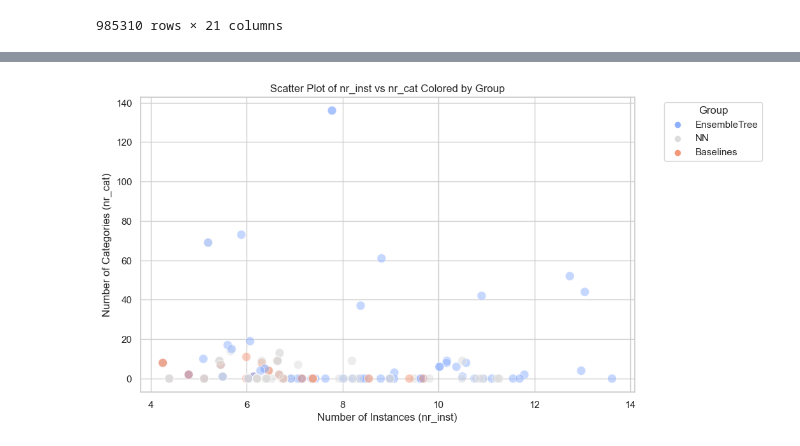
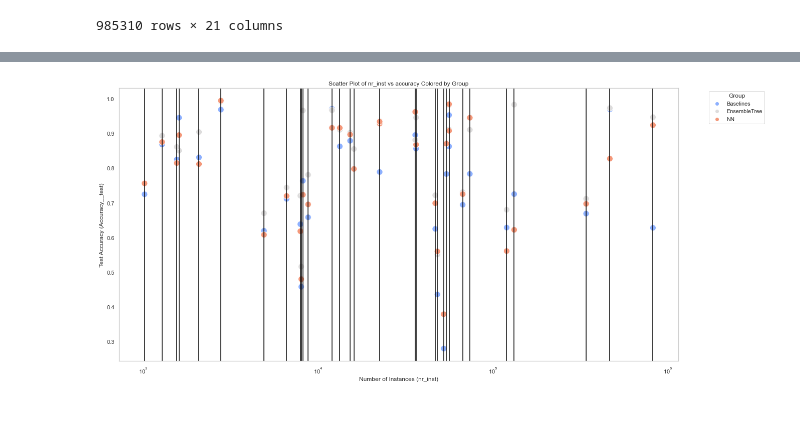
Before and after one commit to Loris697/TabularDeepLearning, a Jupyter notebook: Result Analysis.ipynb, the cells around one changed output, grey strips where cells are left out. Drawn from its saved outputs; the diff is of its cells as text; code cells hidden in the pictures; blank space fills up the shorter version.

Commit message:
Selection of datasets

```diff
--- a/Result Analysis.ipynb
+++ b/Result Analysis.ipynb
@@ -147,7 +153,3 @@ metadataset.groupby(["alg_name"]).agg({
 # %%
-aggregated_dataset = metadataset.groupby(["dataset_name", "alg_name"]).agg({
-    "Accuracy__test" : "max",
-    "F1__test" : "max"
-})
-aggregated_dataset = aggregated_dataset.reset_index().merge(metafeatures_datasets, on="dataset_name", how="left")
-aggregated_dataset
+aggregated_dataset = grouped_dataset.reset_index().merge( datasets, on = "dataset_name", how = "inner")
+aggregated_dataset = aggregated_dataset.merge(classDF, on = "alg_name")
@@ -239,0 +193,9 @@ best_algs
+# %%
+group_performance = aggregated_dataset.groupby(["dataset_name", "Group"]).agg({
+                                                        "Accuracy__test" : "max",
+                                                        "F1__test" : "max",
+                                                        "f__pymfe.general.nr_inst" : "first"
+                                                }).reset_index()
+max_per_dataset = group_performance.groupby("dataset_name")["Accuracy__test"].max().reset_index().rename(columns = {"Accuracy__test" : "Accuracy_max"})
+group_performance = group_performance.merge(max_per_dataset, on = "dataset_name")
+group_performance["gap"] = group_performance.Accuracy__test - group_performance.Accuracy_max
@@ -398,27 +418,34 @@ metadataset.groupby(["dataset_name"]).
 # %%
-merged_df = pd.merge(best_algs, classDF, on='alg_name')
-merged_df["f__pymfe.general.nr_inst"] = np.log(merged_df["f__pymfe.general.nr_inst"])
-
 sns.set(style="whitegrid")
 
-plt.figure(figsize=(10, 6))
+to_plot = group_performance.query(" dataset_name in @dataset_big_gap")
+plt.figure(figsize=(20, 10))
+
+# Plot vertical lines
+for x in to_plot['f__pymfe.general.nr_inst'].unique():
+    plt.axvline(x=x, color='black', linestyle='-')  # Non-dotted black vertical line
+
 scatter = sns.scatterplot(x='f__pymfe.general.nr_inst',
-                          y='f__pymfe.general.nr_cat',
+                          y='Accuracy__test',
                           hue='Group',
-                          data=merged_df,
+                          data=to_plot,
                           palette='coolwarm',
-                          s=100,
-                          alpha=0.5  # adjusted alpha for transparency
+                          s=150,
+                          alpha=1  # adjusted alpha for transparency
                          )
-plt.title('Scatter Plot of nr_inst vs nr_cat Colored by Group')
+
+plt.title('Scatter Plot of nr_inst vs accuracy Colored by Group')
 plt.xlabel('Number of Instances (nr_inst)')
-plt.ylabel('Number of Categories (nr_cat)')
+plt.ylabel('Test Accuracy (Accuracy__test)')
+
+plt.xscale(value = "log")
 
 # Setting the limits for x and y axes
 #plt.xlim(-1000, 10000)
 #plt.ylim(-1, 20)
 
+plt.grid(visible=False)
 plt.legend(title='Group', bbox_to_anchor=(1.05, 1), loc=2)
 plt.show()
 # %% [output]
-[figure, old version]
+[figure, new version]
```
Also changed, not shown: parts of 50 cells of this notebook, 3 other files.
